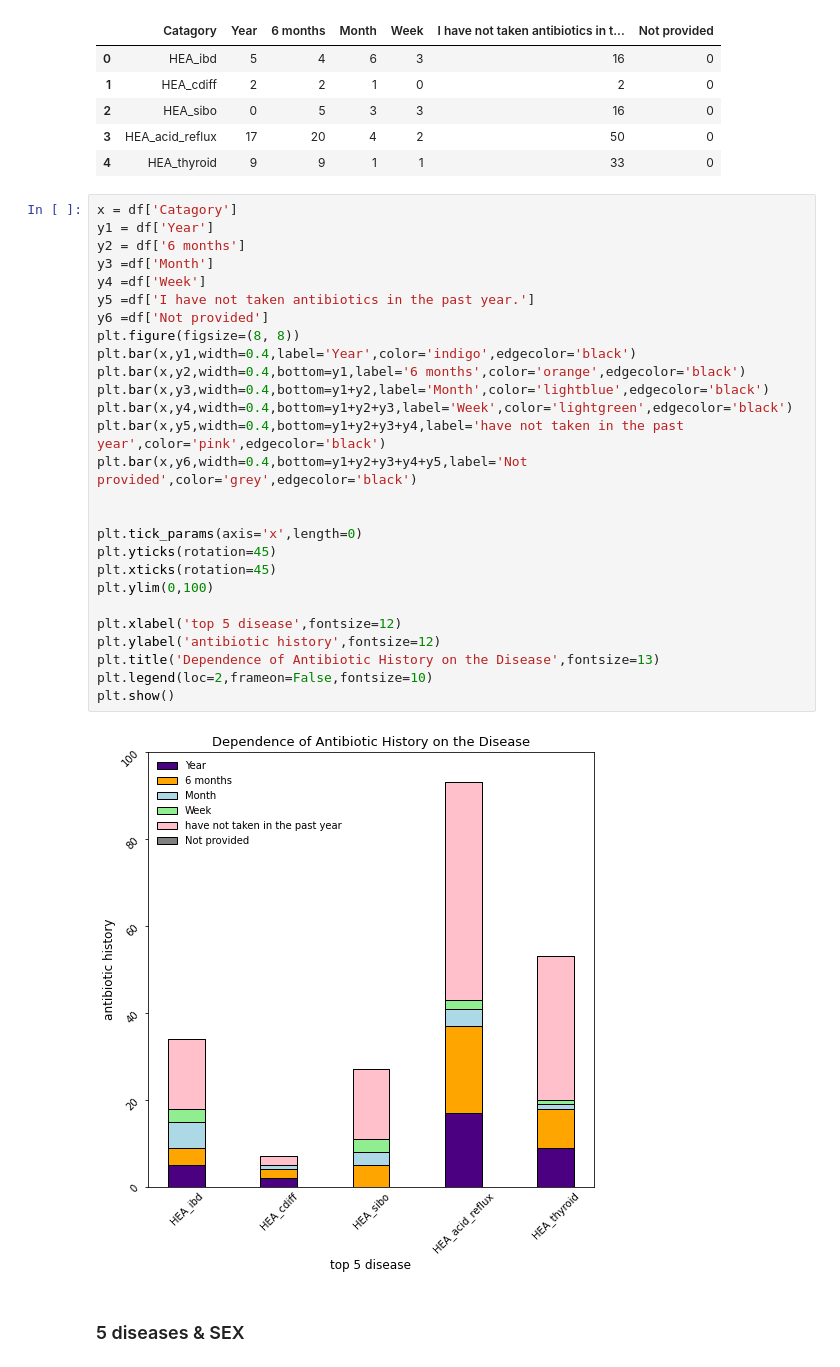
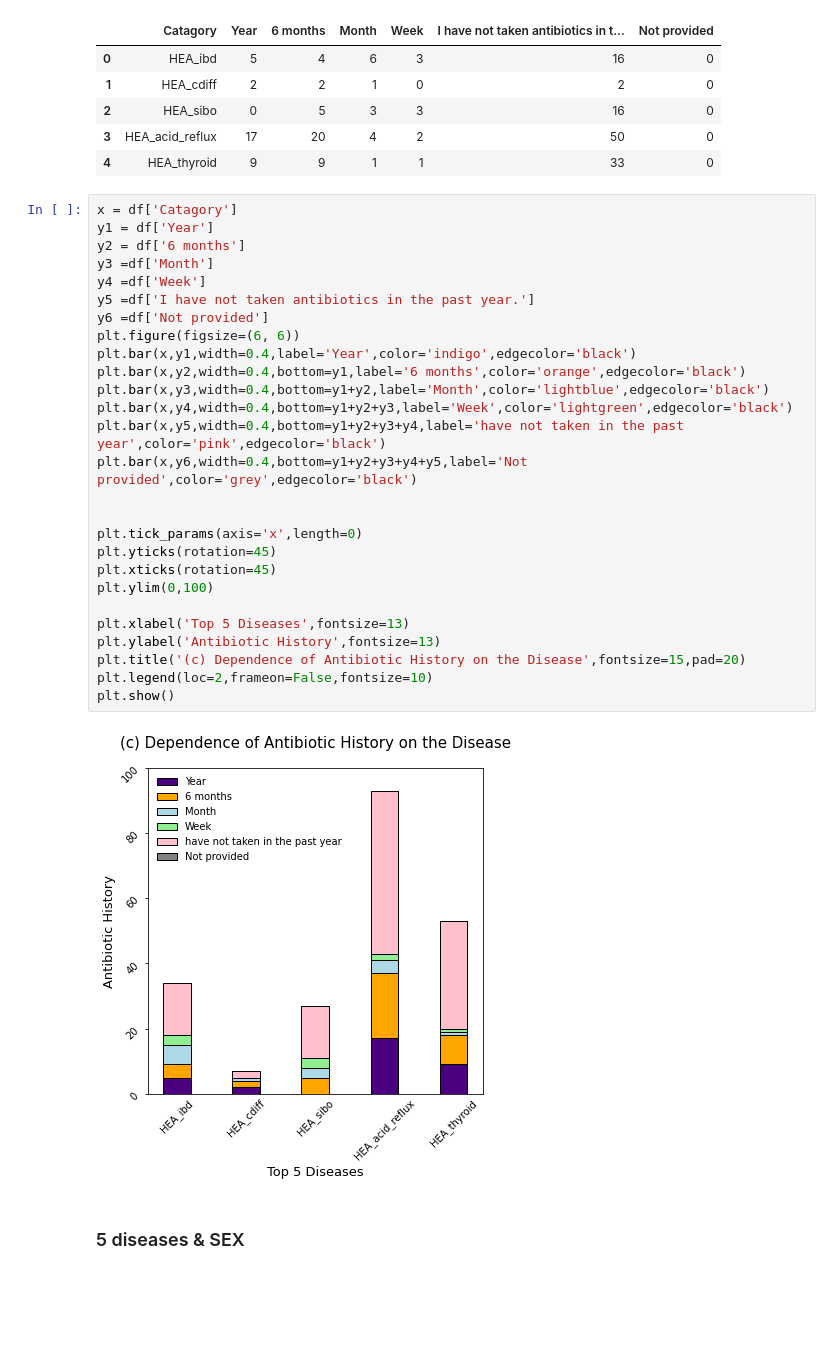
Before and after one commit to annawet/Poop-Power, a Jupyter notebook: w11_poop_visualization.ipynb, the cells around one changed output. Drawn from its saved outputs; the diff is of its cells as text; blank space fills up the shorter version.

```diff
--- a/w11_poop_visualization.ipynb
+++ b/w11_poop_visualization.ipynb
@@ -166,32 +166,32 @@ df
 # %%
 x = df['Catagory']
 y1 = df['Year']
 y2 = df['6 months']
 y3 =df['Month']
 y4 =df['Week']
 y5 =df['I have not taken antibiotics in the past year.']
 y6 =df['Not provided']
-plt.figure(figsize=(8, 8))
+plt.figure(figsize=(6, 6))
 plt.bar(x,y1,width=0.4,label='Year',color='indigo',edgecolor='black')
 plt.bar(x,y2,width=0.4,bottom=y1,label='6 months',color='orange',edgecolor='black')
 plt.bar(x,y3,width=0.4,bottom=y1+y2,label='Month',color='lightblue',edgecolor='black')
 plt.bar(x,y4,width=0.4,bottom=y1+y2+y3,label='Week',color='lightgreen',edgecolor='black')
 plt.bar(x,y5,width=0.4,bottom=y1+y2+y3+y4,label='have not taken in the past year',color='pink',edgecolor='black')
 plt.bar(x,y6,width=0.4,bottom=y1+y2+y3+y4+y5,label='Not provided',color='grey',edgecolor='black')
 
 
 plt.tick_params(axis='x',length=0)
 plt.yticks(rotation=45)
 plt.xticks(rotation=45)
 plt.ylim(0,100)
 
-plt.xlabel('top 5 disease',fontsize=12)
-plt.ylabel('antibiotic history',fontsize=12)
-plt.title('Dependence of Antibiotic History on the Disease',fontsize=13)
+plt.xlabel('Top 5 Diseases',fontsize=13)
+plt.ylabel('Antibiotic History',fontsize=13)
+plt.title('(c) Dependence of Antibiotic History on the Disease',fontsize=15,pad=20)
 plt.legend(loc=2,frameon=False,fontsize=10)
 plt.show()
 # %% [output]
-[figure, old version]
+[figure, new version]
 # %% [markdown]
 ### 5 diseases & SEX
 # %%
```
Also changed, not shown: parts of 5 cells of this notebook.
